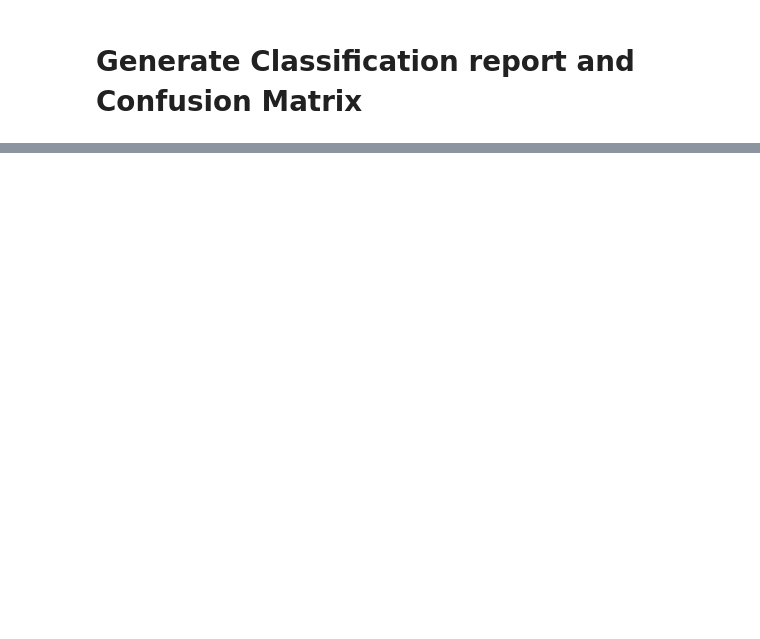
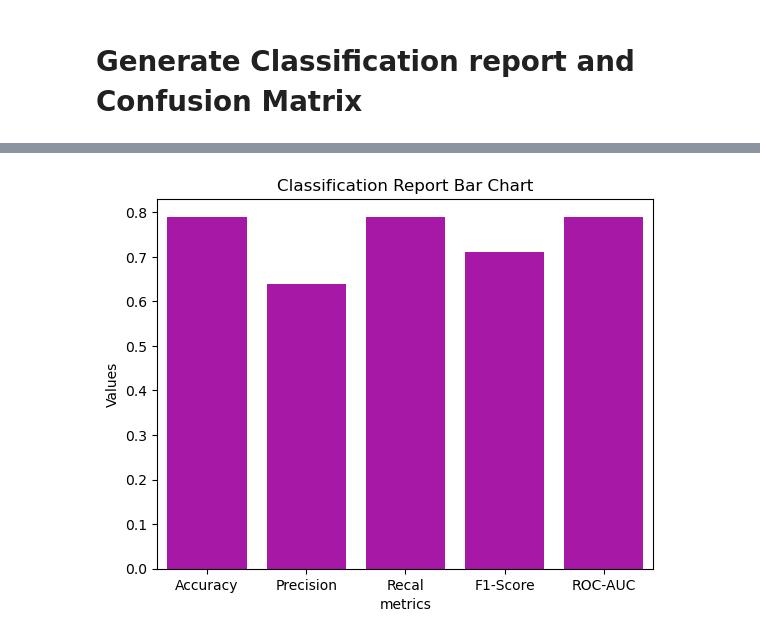
Before and after one commit to EmperorSeyi/Patient-Survival-Deep-Learning-Model, a Jupyter notebook: Patient_Survival.ipynb, the cells around one changed output, grey strips where cells are left out. Cells and saved outputs as stored; diff of their text form; code cells hidden in the pictures; blank space fills up the shorter version.

Commit message:
Classification Report Interpretation

```diff
--- a/Patient_Survival.ipynb
+++ b/Patient_Survival.ipynb
@@ -361,0 +380,5 @@ The model correctly predicted 20 death events but incorrectly predicted 41 death
+# %%
+results_tabel ={"Metrics": ["Accuracy", "Precision", "Recal", "F1-Score", "ROC-AUC"],
+ "Values":[0.79, 0.64, 0.79, 0.71, 0.79]}
+results_tabel = pd.DataFrame(results_tabel)
+results_tabel
@@ -361,0 +392,6 @@ The model correctly predicted 20 death events but incorrectly predicted 41 death
+# %%
+sns.barplot(results_tabel, x="metrics", y="Values", color = "m")
+plt.title("Classification Report Bar Chart")
+plt.show()
+# %% [output]
+[figure, added]
```
Also changed, not shown: parts of 12 cells of this notebook.
